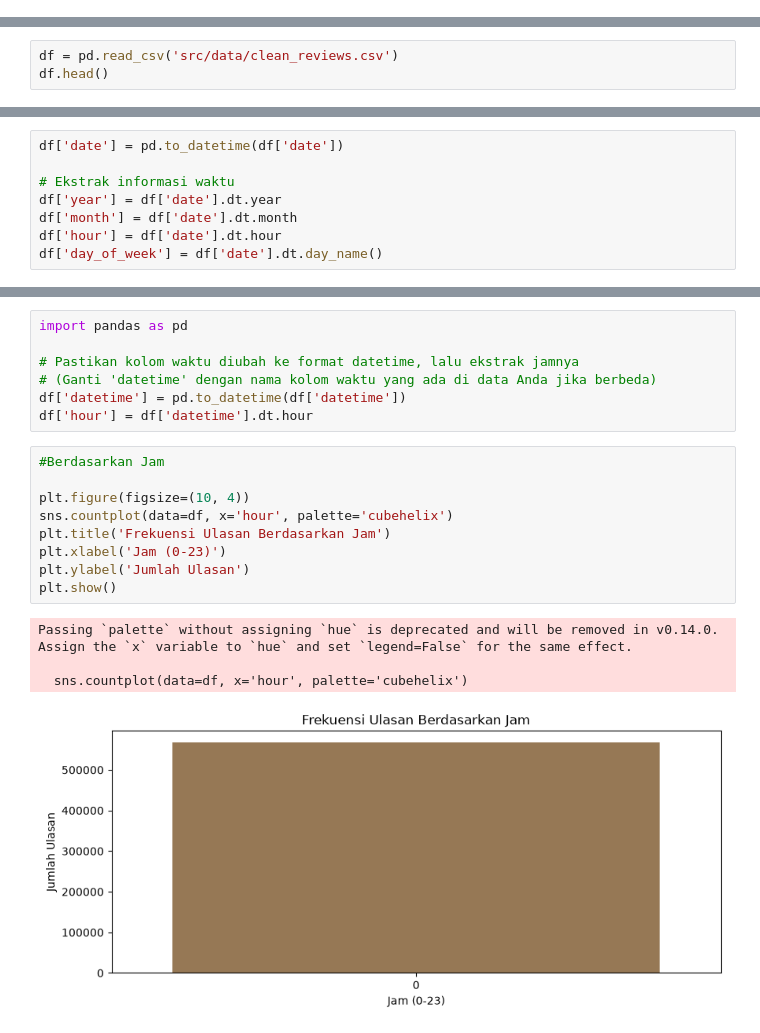
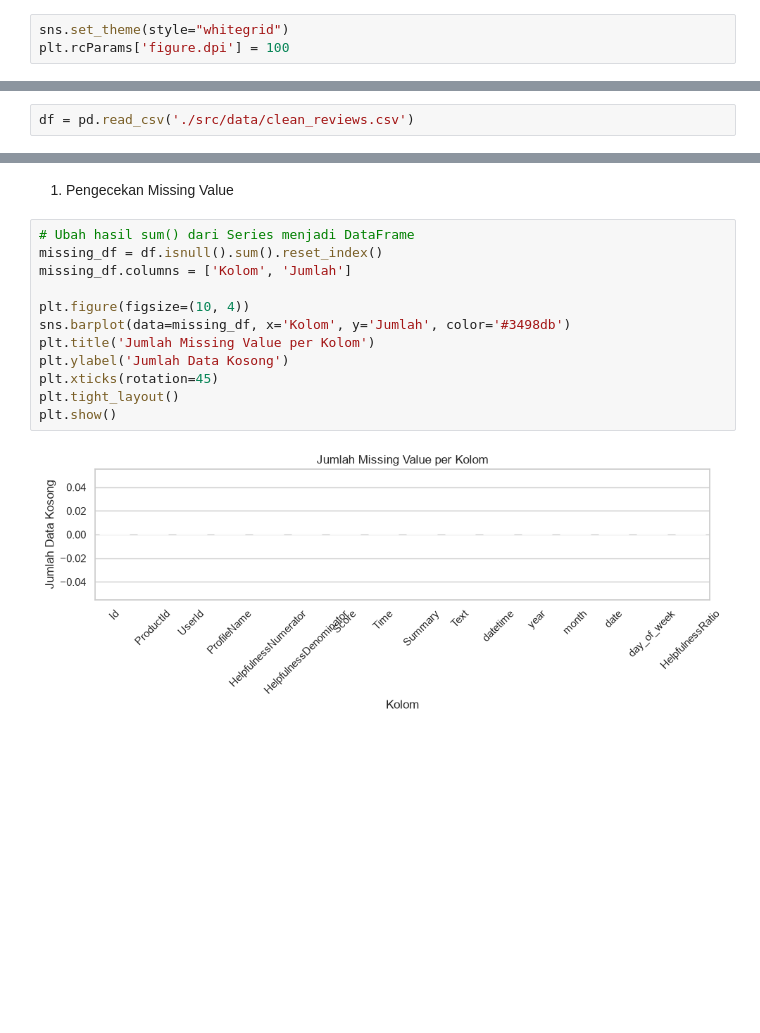
Before and after one commit to ninggen-ux/amazon-product-reviews, a Jupyter notebook: eda_analysis.ipynb, the cells around one changed output, grey strips where cells are left out. Saved outputs shown, nothing was run; the diff lists cells and outputs as text; blank space fills up the shorter version.

```diff
--- a/eda_analysis.ipynb
+++ b/eda_analysis.ipynb
@@ -15,0 +8,3 @@ Load dataset yang sudah dibersihkan
+# %%
+sns.set_theme(style="whitegrid")
+plt.rcParams['figure.dpi'] = 100
@@ -16,3 +13,2 @@ Load dataset yang sudah dibersihkan
 # %%
-df = pd.read_csv('src/data/clean_reviews.csv')
-df.head()
+df = pd.read_csv('./src/data/clean_reviews.csv')
@@ -35,8 +14,0 @@ kolom tanggal
-# %%
-df['date'] = pd.to_datetime(df['date'])
-
-# Ekstrak informasi waktu
-df['year'] = df['date'].dt.year
-df['month'] = df['date'].dt.month
-df['hour'] = df['date'].dt.hour
-df['day_of_week'] = df['date'].dt.day_name()
@@ -70,21 +15,16 @@ Passing `palette` without assigning `hue` is deprecated and will be removed in v
-# %%
-import pandas as pd
-
-# Pastikan kolom waktu diubah ke format datetime, lalu ekstrak jamnya
-# (Ganti 'datetime' dengan nama kolom waktu yang ada di data Anda jika berbeda)
-df['datetime'] = pd.to_datetime(df['datetime'])
-df['hour'] = df['datetime'].dt.hour
-# %%
-#Berdasarkan Jam
-
-plt.figure(figsize=(10, 4))
-sns.countplot(data=df, x='hour', palette='cubehelix')
-plt.title('Frekuensi Ulasan Berdasarkan Jam')
-plt.xlabel('Jam (0-23)')
-plt.ylabel('Jumlah Ulasan')
-plt.show()
-# %% [output]
-Passing `palette` without assigning `hue` is deprecated and will be removed in v0.14.0. Assign the `x` variable to `hue` and set `legend=False` for the same effect.
-
-  sns.countplot(data=df, x='hour', palette='cubehelix')
-[figure, removed]
+# %% [markdown]
+1. Pengecekan Missing Value
+# %%
+# Ubah hasil sum() dari Series menjadi DataFrame
+missing_df = df.isnull().sum().reset_index()
+missing_df.columns = ['Kolom', 'Jumlah']
+
+plt.figure(figsize=(10, 4))
+sns.barplot(data=missing_df, x='Kolom', y='Jumlah', color='#3498db')
+plt.title('Jumlah Missing Value per Kolom')
+plt.ylabel('Jumlah Data Kosong')
+plt.xticks(rotation=45)
+plt.tight_layout()
+plt.show()
+# %% [output]
+[figure, added]
```
Also changed, not shown: parts of 18 cells of this notebook, 3 other files.
